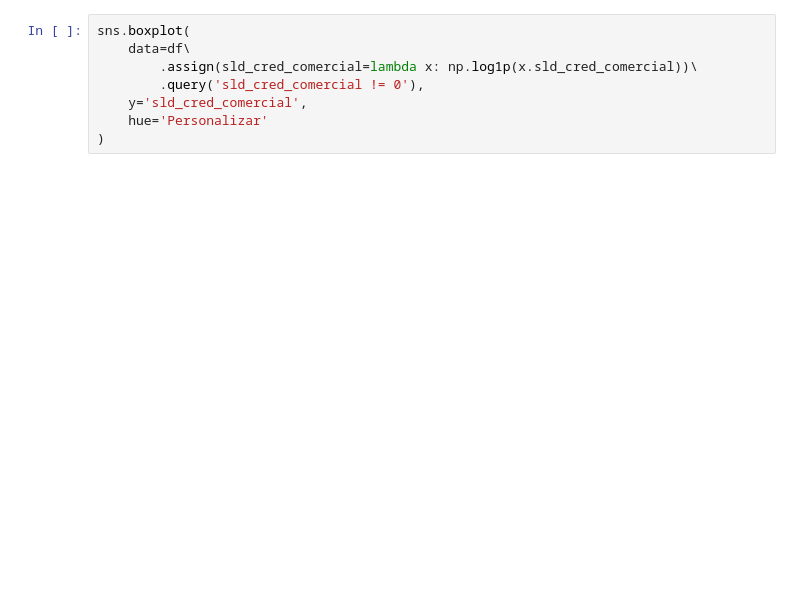
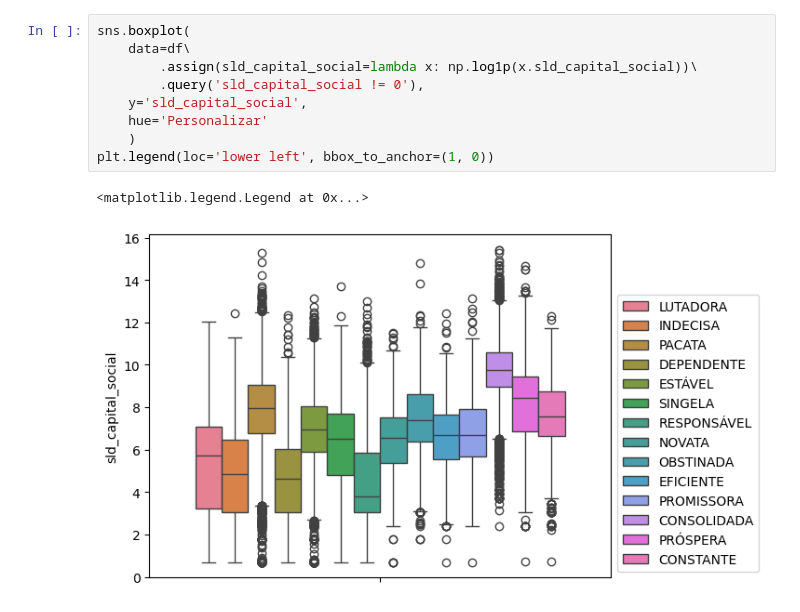
Before and after one commit to cowvin0/seg, a Jupyter notebook: analisa_saldo_personas.ipynb, the cells around one changed output. Cells and saved outputs as stored; diff of their text form; blank space fills up the shorter version.

```diff
--- a/analisa_saldo_personas.ipynb
+++ b/analisa_saldo_personas.ipynb
@@ -59,8 +149,12 @@ sns.boxplot(
 # %%
 sns.boxplot(
     data=df\
-        .assign(sld_cred_comercial=lambda x: np.log1p(x.sld_cred_comercial))\
-        .query('sld_cred_comercial != 0'),
-    y='sld_cred_comercial',
+        .assign(sld_capital_social=lambda x: np.log1p(x.sld_capital_social))\
+        .query('sld_capital_social != 0'),
+    y='sld_capital_social',
     hue='Personalizar'
-)
+    )
+plt.legend(loc='lower left', bbox_to_anchor=(1, 0))
+# %% [output]
+<matplotlib.legend.Legend at 0x...>
+[figure, added]
```
Also changed, not shown: parts of 34 cells of this notebook, 2 other files.
